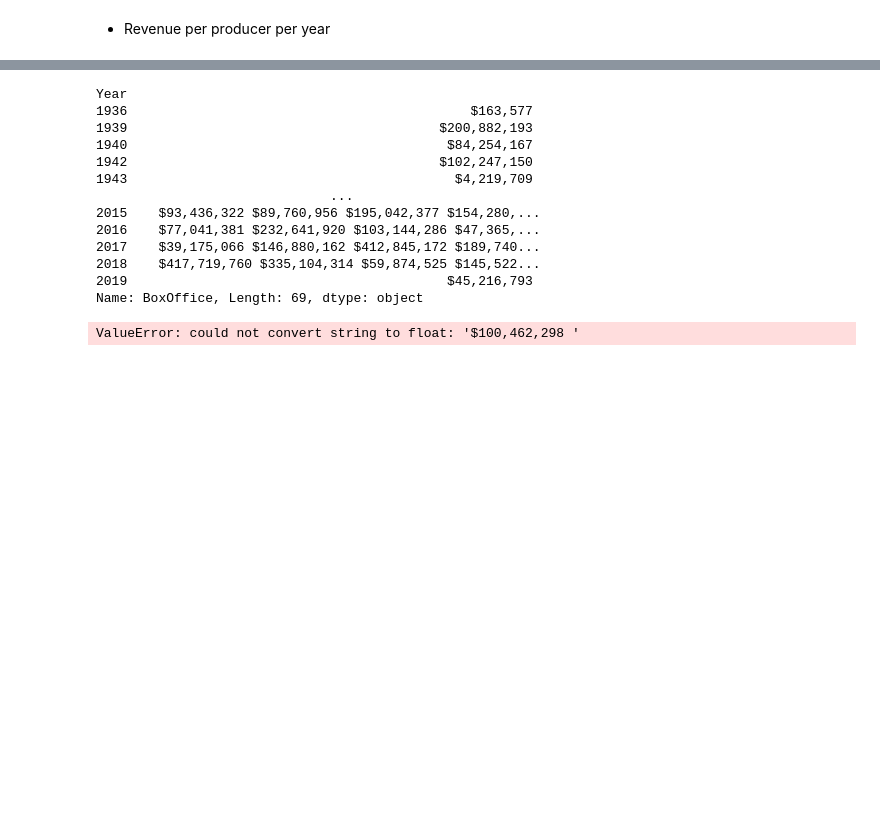
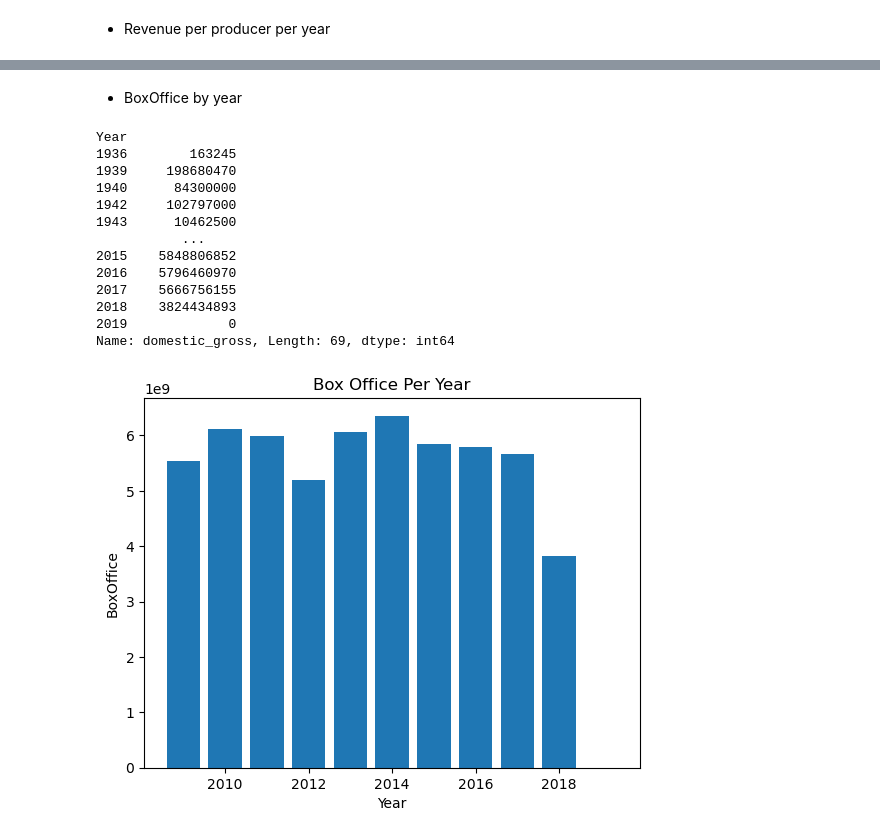
Before and after one commit to JESSIMOPIN/project-1-bootcamp, a Jupyter notebook: movies_year.ipynb, the cells around one changed output, grey strips where cells are left out. Drawn from its saved outputs; the diff is of its cells as text; code cells hidden in the pictures; blank space fills up the shorter version.

```diff
--- a/movies_year.ipynb
+++ b/movies_year.ipynb
@@ -238,25 +379,37 @@ movies_df.head()
+# %% [markdown]
+- BoxOffice by year
 # %%
 #BoxOffice by year
 
-boxoffice_per_year = movies_df.groupby('Year')['BoxOffice'].sum()
+boxoffice_per_year = movies_df_complete.groupby('Year')['domestic_gross'].sum()
 boxoffice_per_year
 # %% [output]
 Year
-1936                                            $163,577
-1939                                        $200,882,193
-1940                                         $84,254,167
-1942                                        $102,247,150
-1943                                          $4,219,709
-                              ...
-2015    $93,436,322 $89,760,956 $195,042,377 $154,280,...
-2016    $77,041,381 $232,641,920 $103,144,286 $47,365,...
-2017    $39,175,066 $146,880,162 $412,845,172 $189,740...
-2018    $417,719,760 $335,104,314 $59,874,525 $145,522...
-2019                                         $45,216,793
-Name: BoxOffice, Length: 69, dtype: object
+1936        163245
+1939     198680470
+1940      84300000
+1942     102797000
+1943      10462500
+           ...
+2015    5848806852
+2016    5796460970
+2017    5666756155
+2018    3824434893
+2019             0
+Name: domestic_gross, Length: 69, dtype: int64
-# %%
-#Converting the BoxOffice column to int64
-
-movies_df['BoxOffice']=movies_df['BoxOffice'].astype('float')
-# %% [output]
-ValueError: could not convert string to float: '$100,462,298 '
+# %%
+#Filtering the dataframe from 2009 to 2019
+#NOTE: To discuss if we are filtering from here or until starting with Genre analysis
+
+boxoffice_per_year = boxoffice_per_year.loc[2009:2019]
+# %%
+#Plotting
+plt.bar(boxoffice_per_year.index, boxoffice_per_year.values)
+
+plt.title('Box Office Per Year')
+plt.xlabel('Year')
+plt.ylabel('BoxOffice')
+
+plt.show()
+# %% [output]
+[figure, added]
```
Also changed, not shown: parts of 27 cells of this notebook.
